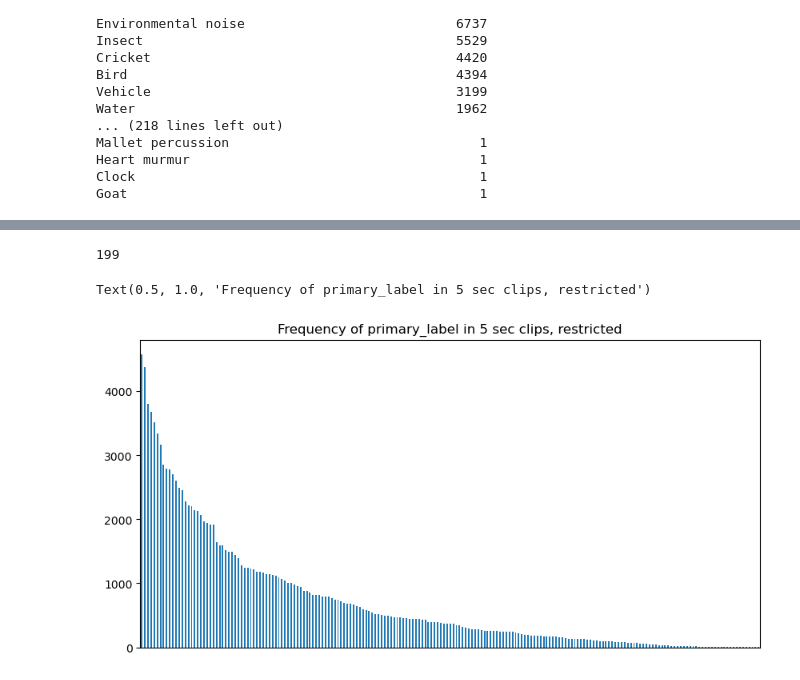
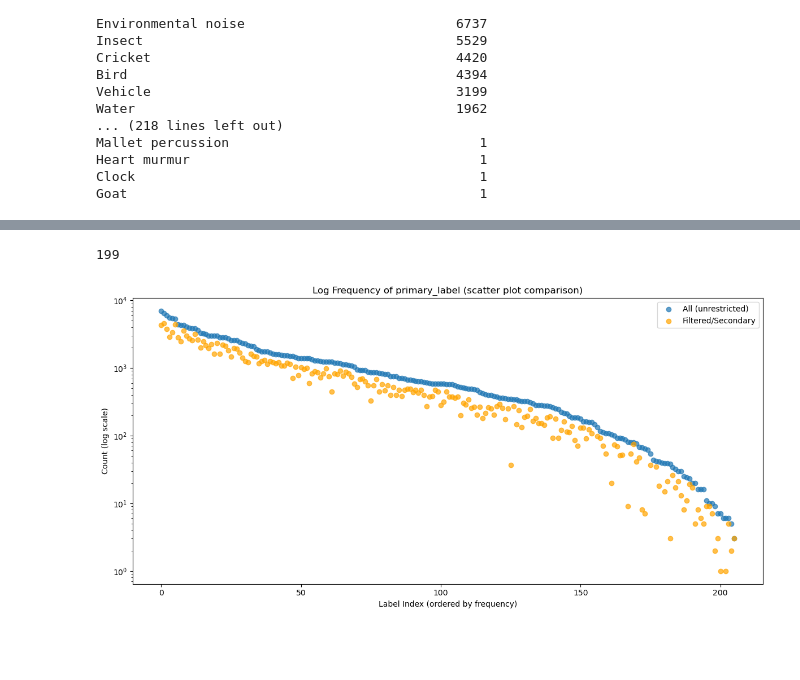
Before and after one commit to quercia-dev/birdclef2025, a Jupyter notebook: yamnet_study.ipynb, the cells around one changed output, grey strips where cells are left out. Drawn from its saved outputs; the diff is of its cells as text; code cells hidden in the pictures; blank space fills up the shorter version.

Commit message:
add: yamnet label coverage

```diff
--- a/yamnet_study.ipynb
+++ b/yamnet_study.ipynb
@@ -37,6 +38,7 @@ Goat                                             1
 selection = ['Animal',
             'Wild animals',
             'Insect',
+            'Cricket',
             'Bird',
             'Bird vocalization, bird call, bird song',
             'Frog', 'Snake',
@@ -60,6 +62,10 @@ selection = ['Animal',
             'Sheep',
             'Pigeon, dove']
 
-for c in selection:
-    if len(df[df['yamnet']==c]) == 0:
-        print('No values for', c)
+print('Miswritten: ', [s for s in selection if s not in identified], '\n')
+assert set().issubset(identified)
+
+leftover = set(identified) - set(selection)
+counts = df['yamnet'].value_counts()
+leftover_counts = counts[counts.index.isin(leftover)]
+print(leftover_counts.to_string())
@@ -66,15 +90,34 @@ for c in selection:
 # %%
 restricted = df[df['yamnet'].apply(lambda x : x in selection)]
+restricted['primary_label'].nunique()
+# %% [output]
+199
-# %%
-restricted['primary_label'].nunique()
-# %% [output]
-199
 # %%
 import matplotlib.pyplot as plt
 
-ax = restricted["primary_label"].value_counts().sort_values(ascending=False).plot(figsize=(10,5), kind='bar')
-ax.get_xaxis().set_visible(False)
-ax.set_title(f"Frequency of primary_label in 5 sec clips, restricted")
+counts_primary = df["primary_label"].value_counts().sort_values(ascending=False)
+
+# For illustration, let's say the second set is secondary label frequency or filtered subset
+# Replace this with your actual second data series
+# For example, all labels in a restricted subset or second_label column if available
+# Here, assume we're comparing to the same dataset but with a condition (e.g., some filter)
+counts_secondary = restricted["primary_label"].value_counts()
+
+# Align both series to same x-axis
+all_labels = counts_primary.index
+y1 = counts_primary.values
+y2 = [counts_secondary.get(label, 0) for label in all_labels]  # 0 if label not in second set
+
+# Plot
+plt.figure(figsize=(12, 6))
+plt.scatter(range(len(all_labels)), y1, label='All (unrestricted)', alpha=0.7)
+plt.scatter(range(len(all_labels)), y2, label='Filtered/Secondary', alpha=0.7, color='orange')
+plt.yscale('log')
+plt.title('Log Frequency of primary_label (scatter plot comparison)')
+plt.xlabel('Label Index (ordered by frequency)')
+plt.ylabel('Count (log scale)')
+plt.legend()
+plt.tight_layout()
+plt.show()
 # %% [output]
-Text(0.5, 1.0, 'Frequency of primary_label in 5 sec clips, restricted')
-[figure, old version]
+[figure, new version]
```
Also changed, not shown: parts of 2 cells of this notebook.
